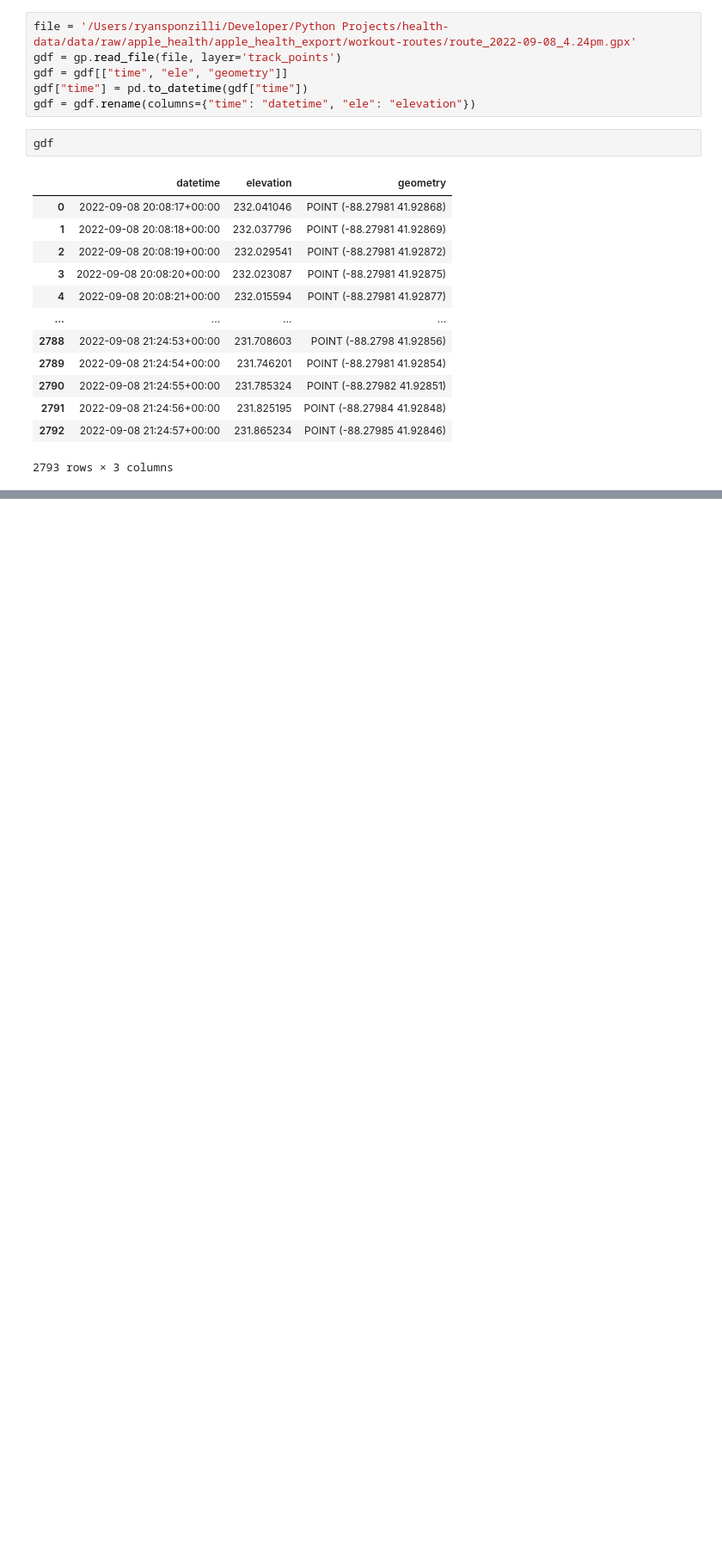
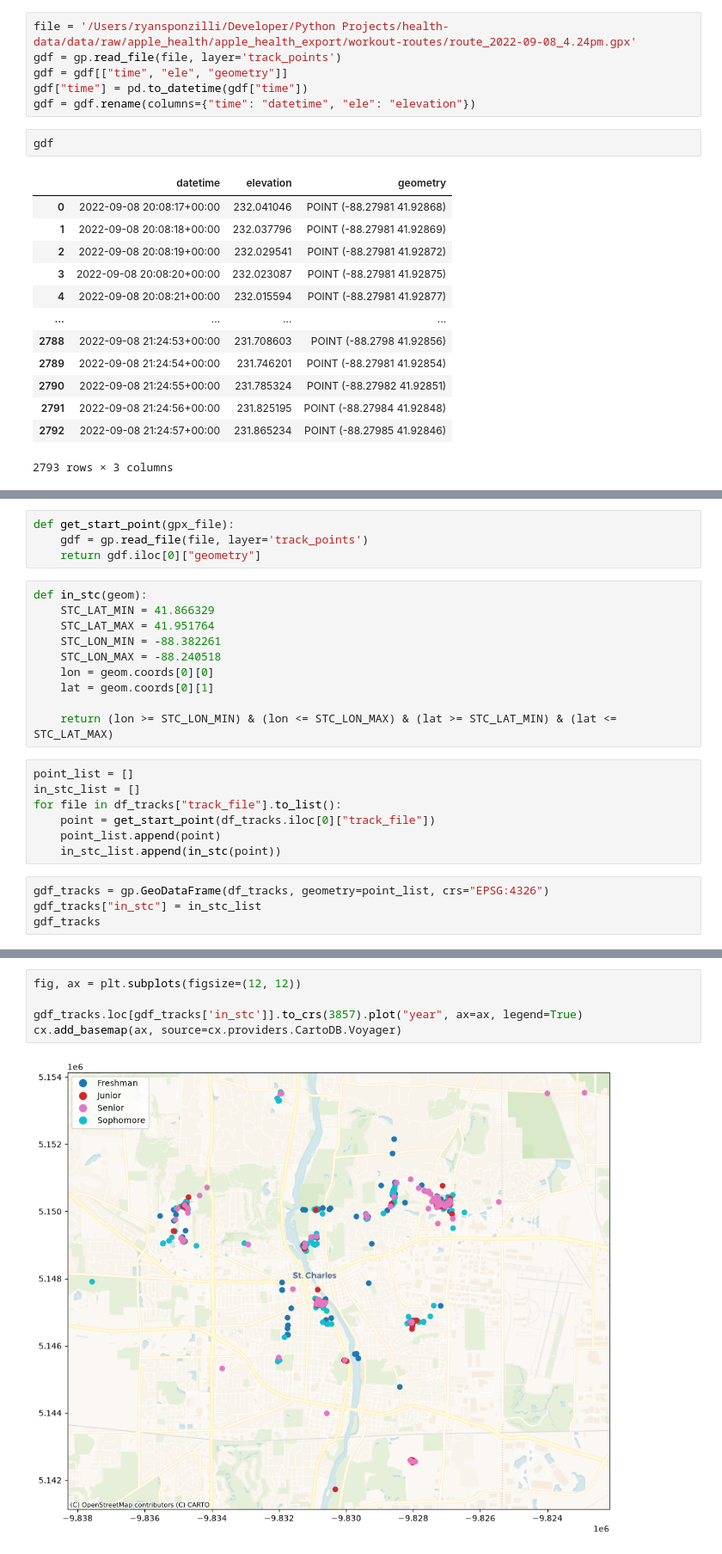
Before and after one commit to ryguy2k4/xc-routes, a Jupyter notebook: notebooks/gpx_tracks.ipynb, the cells around one changed output, grey strips where cells are left out. Shown at 86% size. Drawn from its saved outputs; the diff is of its cells as text; blank space fills up the shorter version.

Commit message:
worked on parsing gpx tracks and generating metadata.

```diff
--- a/notebooks/gpx_tracks.ipynb
+++ b/notebooks/gpx_tracks.ipynb
@@ -38,0 +98,25 @@ gdf.explore()
+# %%
+def get_start_point(gpx_file):
+    gdf = gp.read_file(file, layer='track_points')
+    return gdf.iloc[0]["geometry"]
+# %%
+def in_stc(geom):
+    STC_LAT_MIN = 41.866329
+    STC_LAT_MAX = 41.951764
+    STC_LON_MIN = -88.382261
+    STC_LON_MAX = -88.240518
+    lon = geom.coords[0][0]
+    lat = geom.coords[0][1]
+
+    return (lon >= STC_LON_MIN) & (lon <= STC_LON_MAX) & (lat >= STC_LAT_MIN) & (lat <= STC_LAT_MAX)
+# %%
+point_list = []
+in_stc_list = []
+for file in df_tracks["track_file"].to_list():
+    point = get_start_point(df_tracks.iloc[0]["track_file"])
+    point_list.append(point)
+    in_stc_list.append(in_stc(point))
+# %%
+gdf_tracks = gp.GeoDataFrame(df_tracks, geometry=point_list, crs="EPSG:4326")
+gdf_tracks["in_stc"] = in_stc_list
+gdf_tracks
@@ -38,0 +137,7 @@ gdf.explore()
+# %%
+fig, ax = plt.subplots(figsize=(12, 12))
+
+gdf_tracks.loc[gdf_tracks['in_stc']].to_crs(3857).plot("year", ax=ax, legend=True)
+cx.add_basemap(ax, source=cx.providers.CartoDB.Voyager)
+# %% [output]
+[figure, added]
```
Also changed, not shown: parts of 8 cells of this notebook, 3 other files.
